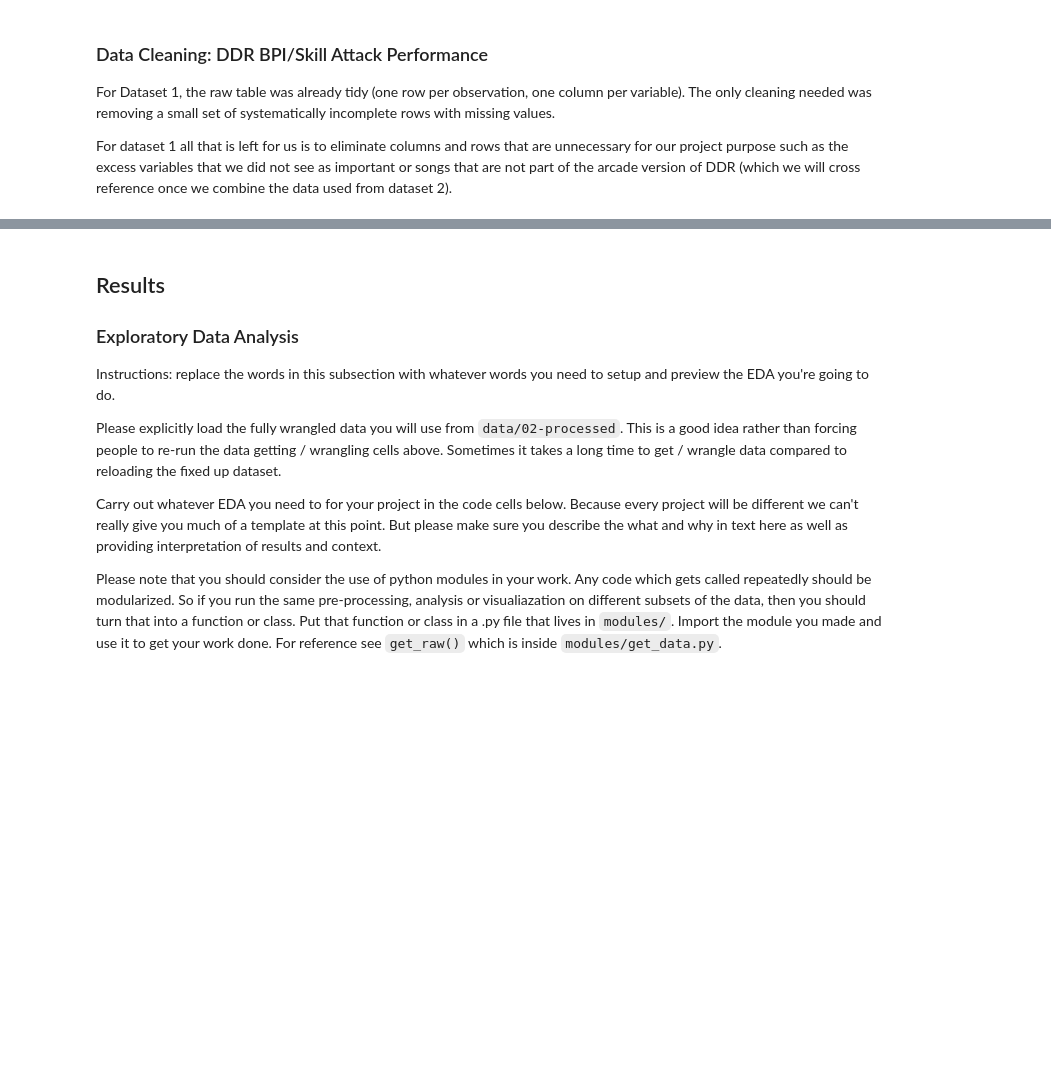
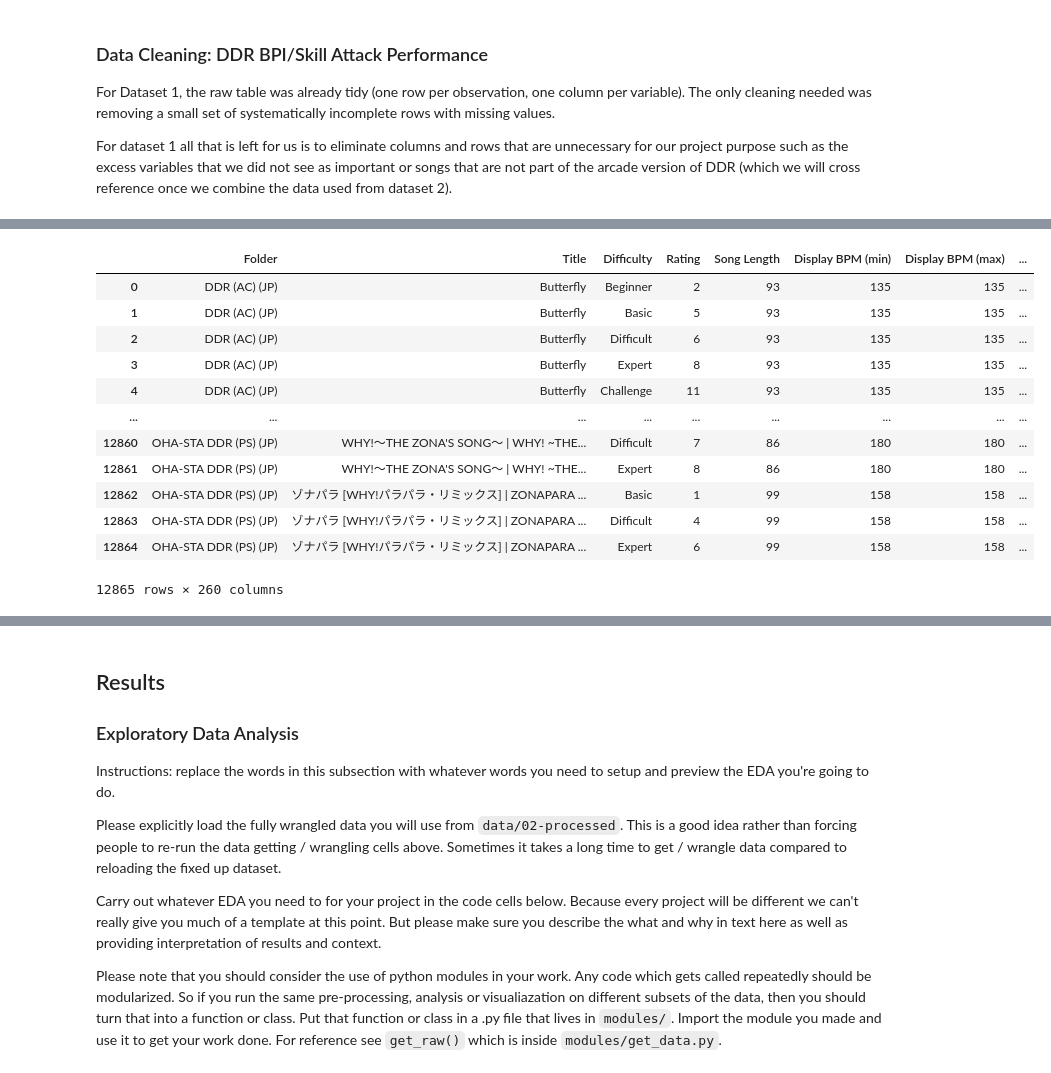
Before and after one commit to COGS108/Group051_WI26, a Jupyter notebook: 02-EDACheckpoint.ipynb, the cells around one changed output, grey strips where cells are left out. Saved outputs shown, nothing was run; the diff lists cells and outputs as text; code cells hidden in the pictures; blank space fills up the shorter version.

Commit message:
SET 1,2,3 intermediate data commit

```diff
--- a/02-EDACheckpoint.ipynb
+++ b/02-EDACheckpoint.ipynb
@@ -352,0 +354,20 @@ For dataset 1 all that is left for us is to eliminate columns and rows that are
+# %%
+## YOUR CODE TO LOAD/CLEAN/TIDY/WRANGLE THE DATA GOES HERE
+Dataset2 = pd.read_csv('data/00-raw/DanceDanceRevolution Chart Data Spreadsheet - Single (Chart Analyzer).csv', low_memory=False) # Read raw data into DF solving for DtypeWarning
+display(Dataset2)
+#Dataset2.isna().sum().sum()
+#Dataset2[Dataset2.isna().any(axis=1)]
+# %% [output]
+|  | Folder | Title | Difficulty | Rating | Song Length | Display BPM (min) | Display BPM (max) | ... |
+| 0 | DDR (AC) (JP) | Butterfly | Beginner | 2 | 93 | 135 | 135 | ... |
+| 1 | DDR (AC) (JP) | Butterfly | Basic | 5 | 93 | 135 | 135 | ... |
+| 2 | DDR (AC) (JP) | Butterfly | Difficult | 6 | 93 | 135 | 135 | ... |
+| 3 | DDR (AC) (JP) | Butterfly | Expert | 8 | 93 | 135 | 135 | ... |
+| 4 | DDR (AC) (JP) | Butterfly | Challenge | 11 | 93 | 135 | 135 | ... |
+| ... | ... | ... | ... | ... | ... | ... | ... | ... |
+| 12860 | OHA-STA DDR (PS) (JP) | WHY!～THE ZONA'S SONG～ | WHY! ~THE... | Difficult | 7 | 86 | 180 | 180 | ... |
+| 12861 | OHA-STA DDR (PS) (JP) | WHY!～THE ZONA'S SONG～ | WHY! ~THE... | Expert | 8 | 86 | 180 | 180 | ... |
+| 12862 | OHA-STA DDR (PS) (JP) | ゾナパラ [WHY!パラパラ・リミックス] | ZONAPARA ... | Basic | 1 | 99 | 158 | 158 | ... |
+| 12863 | OHA-STA DDR (PS) (JP) | ゾナパラ [WHY!パラパラ・リミックス] | ZONAPARA ... | Difficult | 4 | 99 | 158 | 158 | ... |
+| 12864 | OHA-STA DDR (PS) (JP) | ゾナパラ [WHY!パラパラ・リミックス] | ZONAPARA ... | Expert | 6 | 99 | 158 | 158 | ... |
+12865 rows × 260 columns
```
Also changed, not shown: parts of 10 cells of this notebook.
